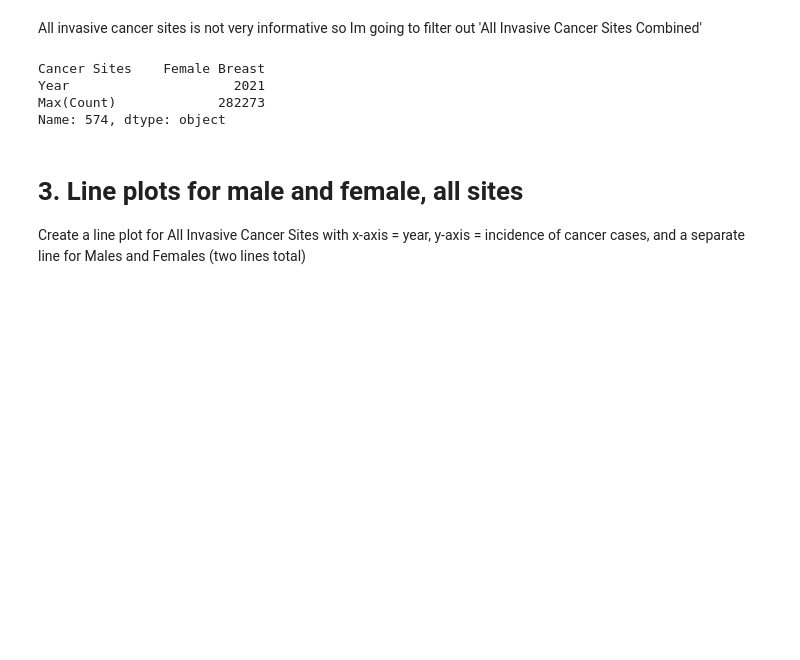
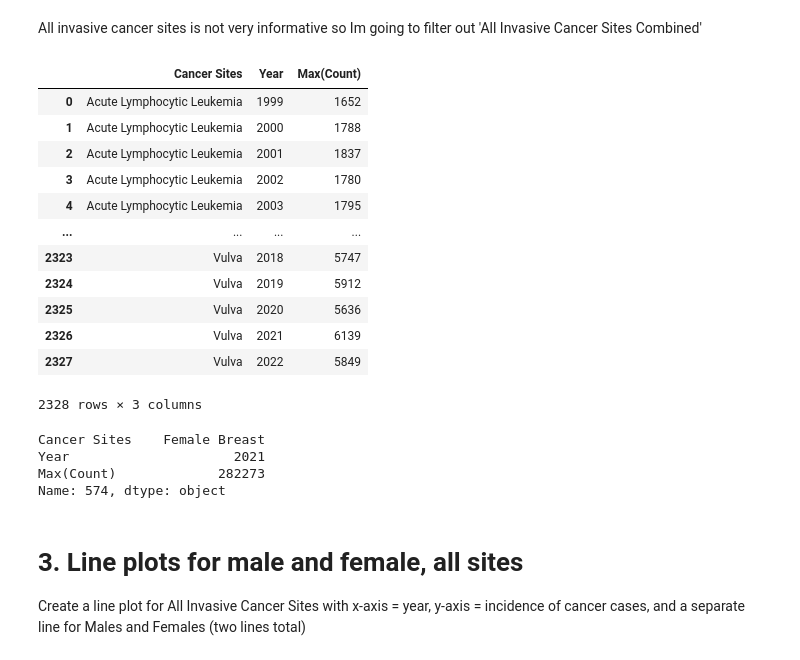
Before and after one commit to ipacheco9311/CS-577-07-Data-Science-Fall-2025, a Jupyter notebook: Assignments/Assignment1/src/assignment1-1.ipynb, the cells around one changed output. Saved outputs shown, nothing was run; the diff lists cells and outputs as text; code cells hidden in the pictures; blank space fills up the shorter version.

```diff
--- a/Assignments/Assignment1/src/assignment1-1.ipynb
+++ b/Assignments/Assignment1/src/assignment1-1.ipynb
@@ -137,17 +153,33 @@ All invasive cancer sites is not very informative so Im going to filter out 'All
 # %%
 females_cases_1999_to_2022_df = cancer_df[
     (cancer_df[SEX] == FEMALE) &
     (1999 <= cancer_df[YEAR]) &
     (cancer_df[YEAR] <= 2022) &
     (cancer_df[CANCER_SITES] != ALL_INVASIVE_CANCER_SITES_COMBINED)
     ].groupby([CANCER_SITES, YEAR])[COUNT].max().reset_index(name=MAX_COUNT)
 
-females_cases_1999_to_2022_df.iloc[females_cases_1999_to_2022_df[MAX_COUNT].idxmax()]
+females_cases_1999_to_2022_df
 # %% [output]
+|  | Cancer Sites | Year | Max(Count) |
+| 0 | Acute Lymphocytic Leukemia | 1999 | 1652 |
+| 1 | Acute Lymphocytic Leukemia | 2000 | 1788 |
+| 2 | Acute Lymphocytic Leukemia | 2001 | 1837 |
+| 3 | Acute Lymphocytic Leukemia | 2002 | 1780 |
+| 4 | Acute Lymphocytic Leukemia | 2003 | 1795 |
+| ... | ... | ... | ... |
+| 2323 | Vulva | 2018 | 5747 |
+| 2324 | Vulva | 2019 | 5912 |
+| 2325 | Vulva | 2020 | 5636 |
+| 2326 | Vulva | 2021 | 6139 |
+| 2327 | Vulva | 2022 | 5849 |
-Cancer Sites    Female Breast
-Year                     2021
-Max(Count)             282273
-Name: 574, dtype: object
+2328 rows × 3 columns
+# %%
+females_cases_1999_to_2022_df.iloc[females_cases_1999_to_2022_df[MAX_COUNT].idxmax()]
+# %% [output]
+Cancer Sites    Female Breast
+Year                     2021
+Max(Count)             282273
+Name: 574, dtype: object
 # %% [markdown]
 # 3. Line plots for male and female, all sites
 
```
Also changed, not shown: parts of 9 cells of this notebook, 7 other files.
